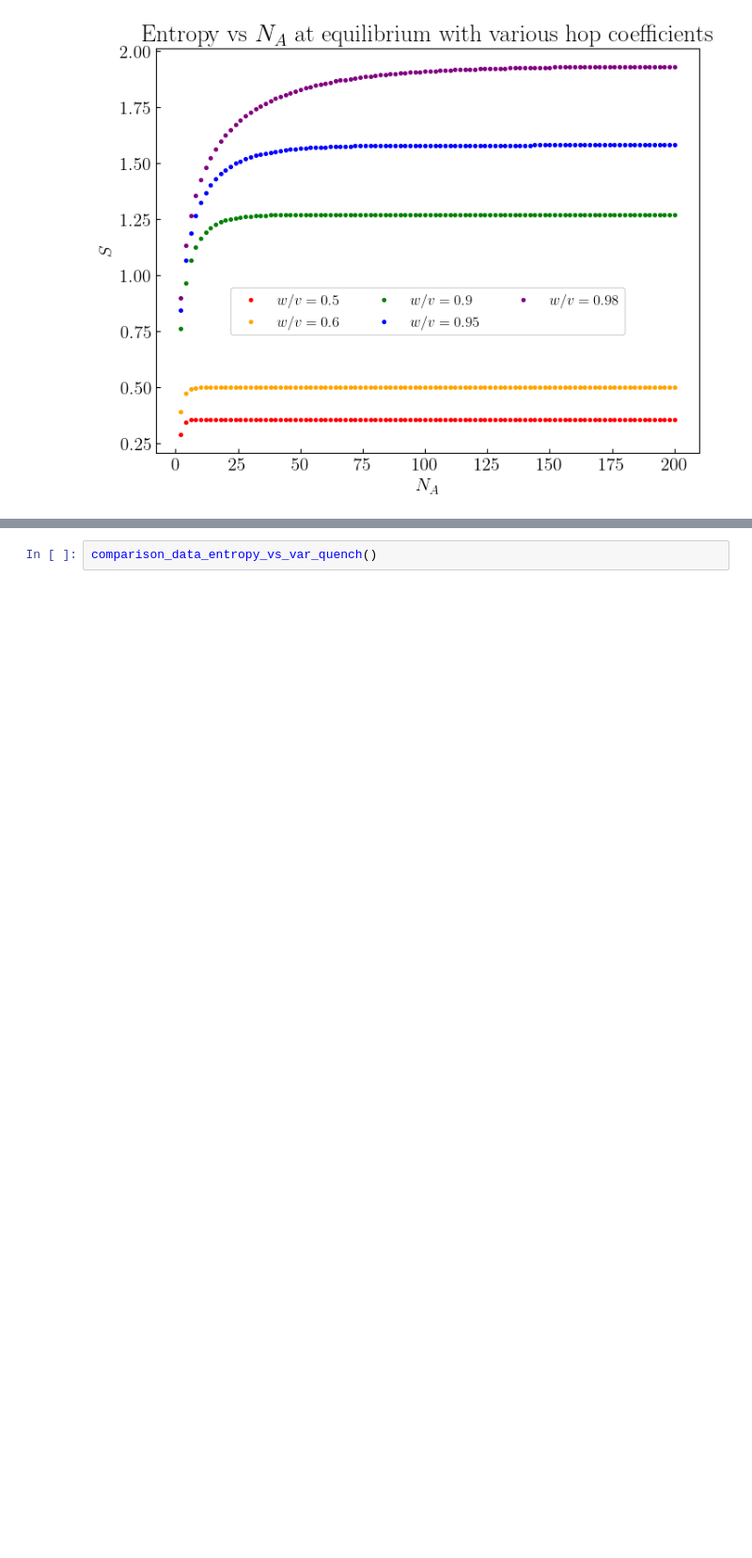
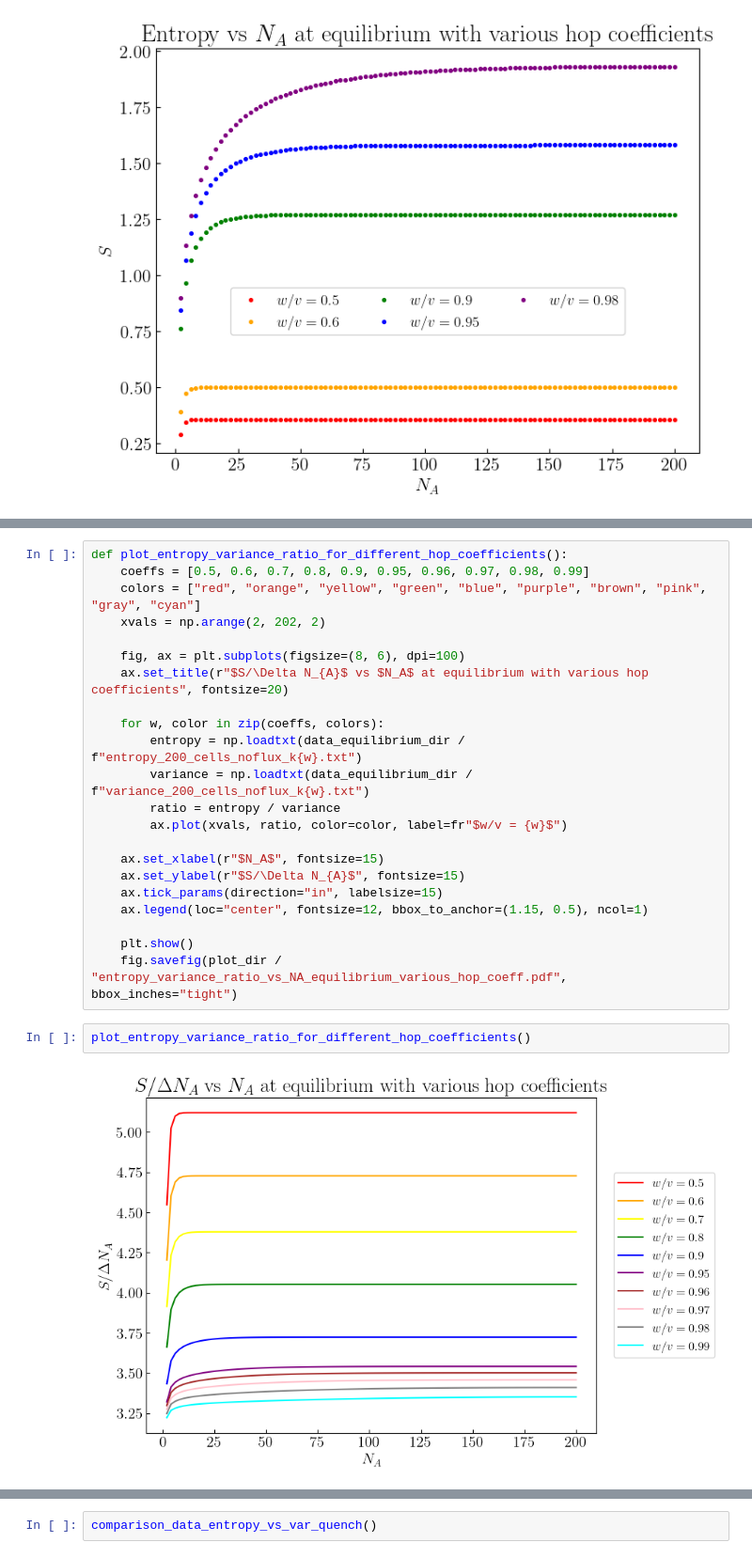
Before and after one commit to artalink7/SSH-Analysis, a Jupyter notebook: plot/plots.ipynb, the cells around one changed output, grey strips where cells are left out. Shown at 94% size. Saved outputs shown, nothing was run; the diff lists cells and outputs as text; blank space fills up the shorter version.

```diff
--- a/plot/plots.ipynb
+++ b/plot/plots.ipynb
@@ -162,2 +183,28 @@ comparison_data_entropy_vs_var_equilibrium_finite()
+# %%
+def plot_entropy_variance_ratio_for_different_hop_coefficients():
+    coeffs = [0.5, 0.6, 0.7, 0.8, 0.9, 0.95, 0.96, 0.97, 0.98, 0.99]
+    colors = ["red", "orange", "yellow", "green", "blue", "purple", "brown", "pink", "gray", "cyan"]
+    xvals = np.arange(2, 202, 2)
+
+    fig, ax = plt.subplots(figsize=(8, 6), dpi=100)
+    ax.set_title(r"$S/\Delta N_{A}$ vs $N_A$ at equilibrium with various hop coefficients", fontsize=20)
+
+    for w, color in zip(coeffs, colors):
+        entropy = np.loadtxt(data_equilibrium_dir / f"entropy_200_cells_noflux_k{w}.txt")
+        variance = np.loadtxt(data_equilibrium_dir / f"variance_200_cells_noflux_k{w}.txt")
+        ratio = entropy / variance
+        ax.plot(xvals, ratio, color=color, label=fr"$w/v = {w}$")
+
+    ax.set_xlabel(r"$N_A$", fontsize=15)
+    ax.set_ylabel(r"$S/\Delta N_{A}$", fontsize=15)
+    ax.tick_params(direction="in", labelsize=15)
+    ax.legend(loc="center", fontsize=12, bbox_to_anchor=(1.15, 0.5), ncol=1)
+
+    plt.show()
+    fig.savefig(plot_dir / "entropy_variance_ratio_vs_NA_equilibrium_various_hop_coeff.pdf", bbox_inches="tight")
+# %%
+plot_entropy_variance_ratio_for_different_hop_coefficients()
+# %% [output]
+[figure, added]
 # %%
 def plot_correlation_data_as_distance_increase():
```
Also changed, not shown: parts of 7 cells of this notebook, 9 other files.
